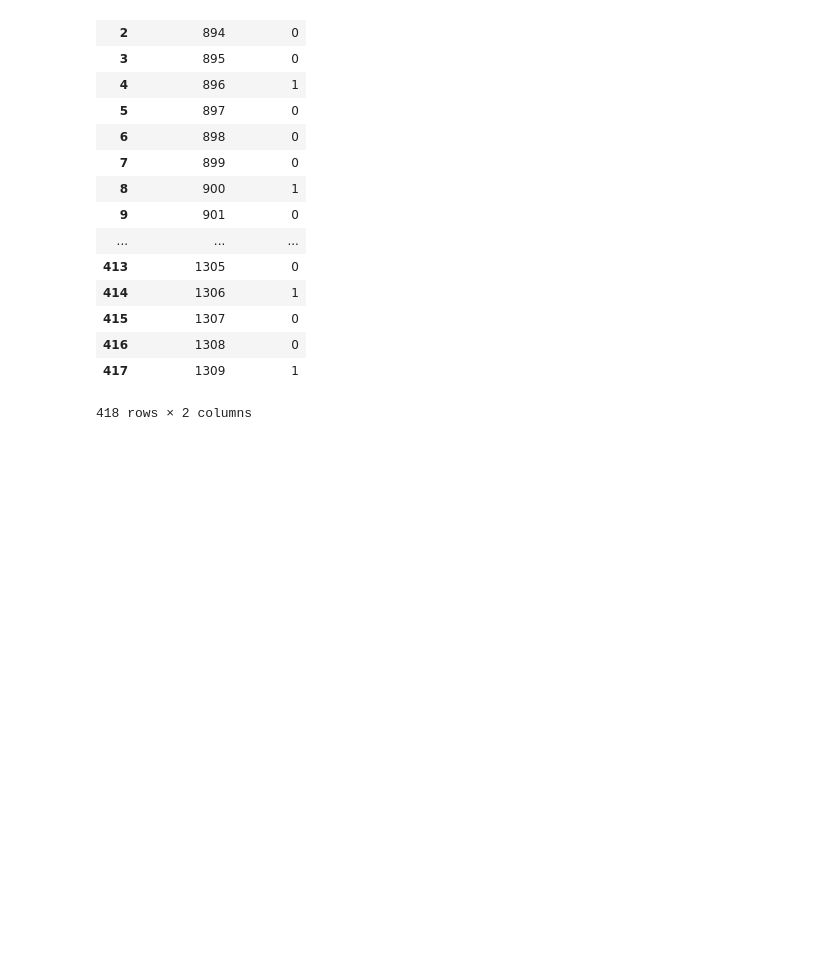
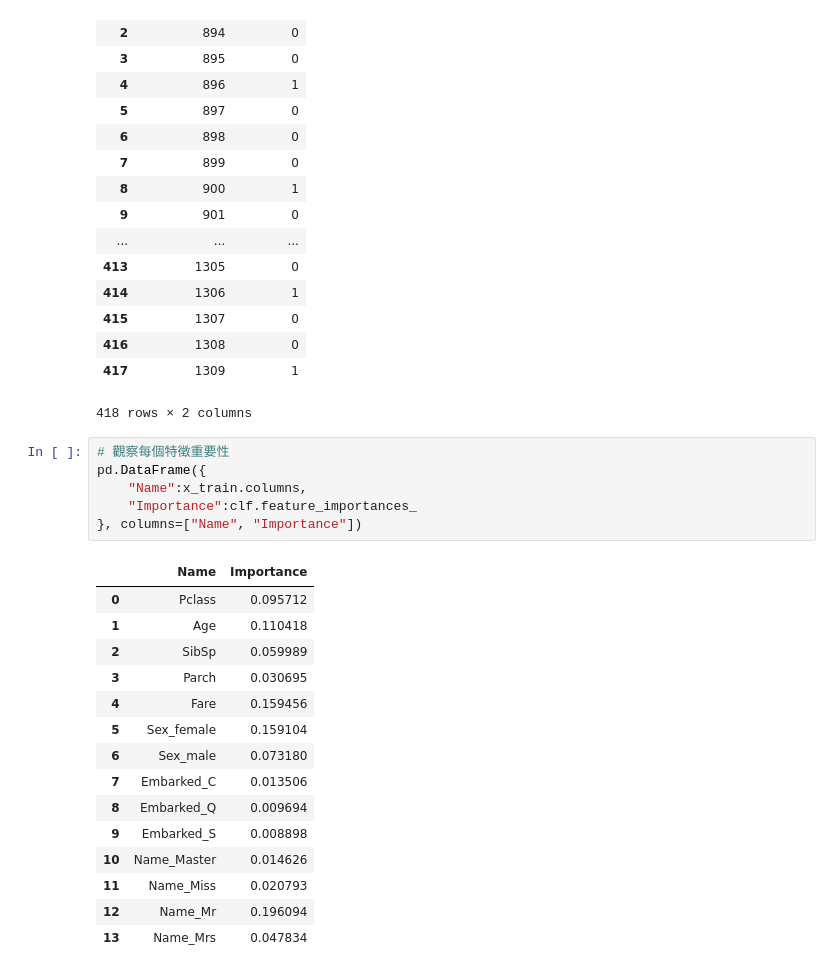
Before and after one commit to Elwing-Chou/ML1019, a Jupyter notebook: titanic.ipynb, the cells around one changed output. Cells and saved outputs as stored; diff of their text form; blank space fills up the shorter version.

```diff
--- a/titanic.ipynb
+++ b/titanic.ipynb
@@ -399,3 +399,25 @@ result
 | 416 | 1308 | 0 |
 | 417 | 1309 | 1 |
 418 rows × 2 columns
+# %%
+# 觀察每個特徵重要性
+pd.DataFrame({
+    "Name":x_train.columns,
+    "Importance":clf.feature_importances_
+}, columns=["Name", "Importance"])
+# %% [output]
+|  | Name | Importance |
+| 0 | Pclass | 0.095712 |
+| 1 | Age | 0.110418 |
+| 2 | SibSp | 0.059989 |
+| 3 | Parch | 0.030695 |
+| 4 | Fare | 0.159456 |
+| 5 | Sex_female | 0.159104 |
+| 6 | Sex_male | 0.073180 |
+| 7 | Embarked_C | 0.013506 |
+| 8 | Embarked_Q | 0.009694 |
+| 9 | Embarked_S | 0.008898 |
+| 10 | Name_Master | 0.014626 |
+| 11 | Name_Miss | 0.020793 |
+| 12 | Name_Mr | 0.196094 |
+| 13 | Name_Mrs | 0.047834 |
```
